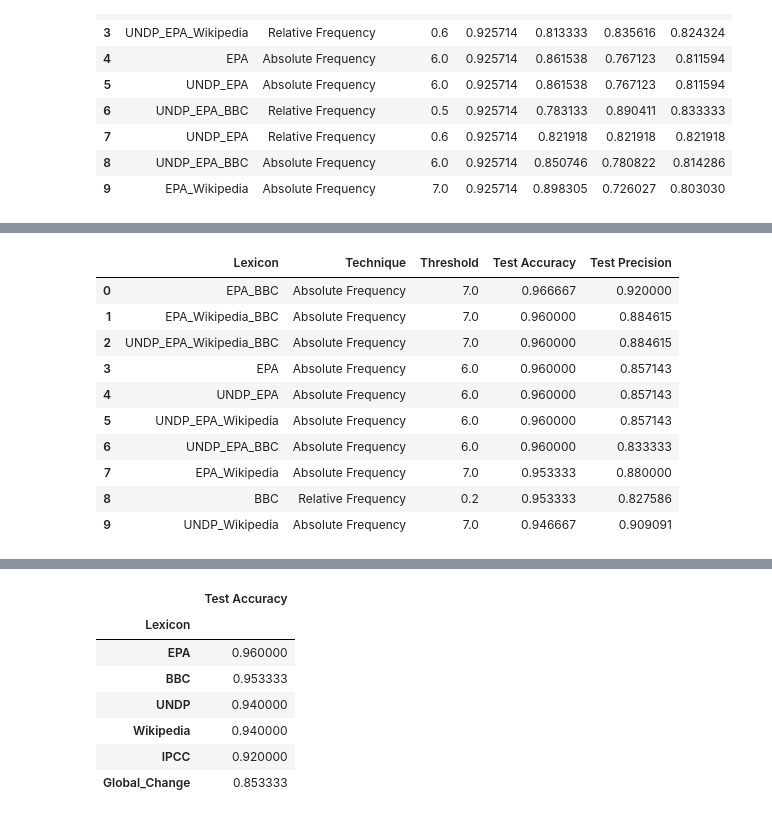
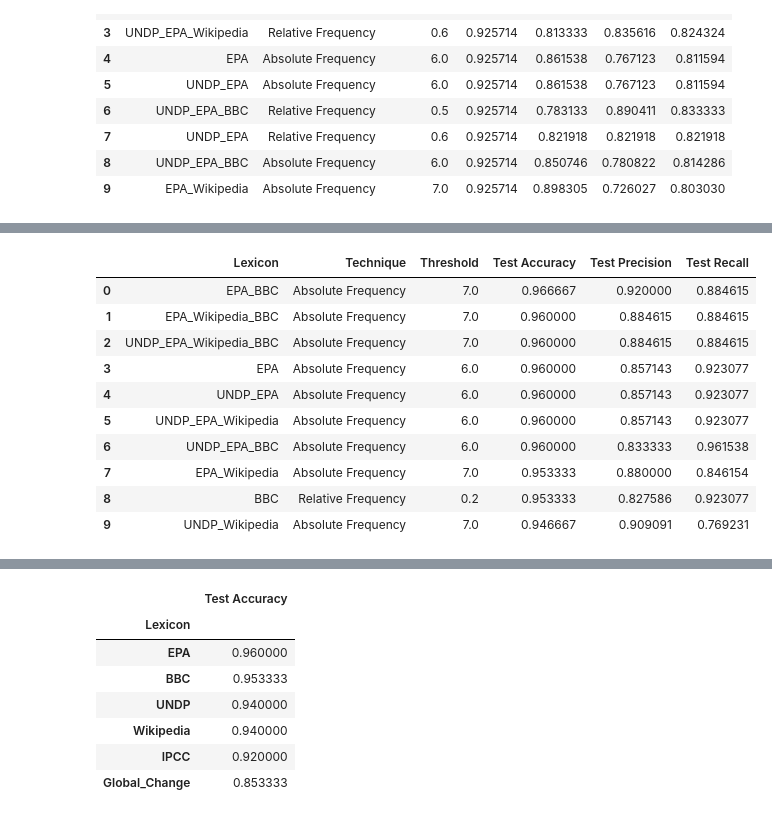
Before and after one commit to TBoedt/Constructing-A-Climate-Change-Concern-Index-Based-Upon-US-Newspaper-Articles, a Jupyter notebook: Classification.ipynb, the cells around one changed output, grey strips where cells are left out. Saved outputs shown, nothing was run; the diff lists cells and outputs as text; code cells hidden in the pictures.

```diff
--- a/Classification.ipynb
+++ b/Classification.ipynb
@@ -743,9 +745,9 @@ bert_df.to_parquet("Bert_Tagging_Test_Results.parquet")
 # %% [markdown]
 # 4. Comparing Results
 # %%
-Lexicon_train_result_df = pd.read_parquet("Lexicon_Tagging_Train_Results.parquet")
-Lexicon_test_result_df = pd.read_parquet("Lexicon_Tagging_Test_Results.parquet")
-Bert_test_result_df = pd.read_parquet("Bert_Tagging_Test_Results.parquet")
+Lexicon_train_result_df = pd.read_parquet("Classification_Results\Lexicon_Tagging_Train_Results.parquet")
+Lexicon_test_result_df = pd.read_parquet("Classification_Results\Lexicon_Tagging_Test_Results.parquet")
+Bert_test_result_df = pd.read_parquet("Classification_Results\Bert_Tagging_Test_Results.parquet")
 # %%
 Lexicon_train_result_df.sort_values(by = "Accuracy", ascending = False).head(10).reset_index(drop = True)
 # %% [output]
@@ -765,17 +779,17 @@ Lexicon_test_result_df.sort_values(by = ["Test Precision", "Test Accuracy"], asc
 # %%
-Lexicon_test_result_df.sort_values(by = ["Test Accuracy", "Test Precision"], ascending = False).head(10).reset_index(drop = True)[["Lexicon", "Technique", "Threshold", "Test Accuracy", "Test Precision"]]
+Lexicon_test_result_df.sort_values(by = ["Test Accuracy", "Test Precision"], ascending = False).head(10).reset_index(drop = True)[["Lexicon", "Technique", "Threshold", "Test Accuracy", "Test Precision", "Test Recall"]]
 # %% [output]
-|  | Lexicon | Technique | Threshold | Test Accuracy | Test Precision |
-| 0 | EPA_BBC | Absolute Frequency | 7.0 | 0.966667 | 0.920000 |
-| 1 | EPA_Wikipedia_BBC | Absolute Frequency | 7.0 | 0.960000 | 0.884615 |
-| 2 | UNDP_EPA_Wikipedia_BBC | Absolute Frequency | 7.0 | 0.960000 | 0.884615 |
-| 3 | EPA | Absolute Frequency | 6.0 | 0.960000 | 0.857143 |
-| 4 | UNDP_EPA | Absolute Frequency | 6.0 | 0.960000 | 0.857143 |
-| 5 | UNDP_EPA_Wikipedia | Absolute Frequency | 6.0 | 0.960000 | 0.857143 |
-| 6 | UNDP_EPA_BBC | Absolute Frequency | 6.0 | 0.960000 | 0.833333 |
-| 7 | EPA_Wikipedia | Absolute Frequency | 7.0 | 0.953333 | 0.880000 |
-| 8 | BBC | Relative Frequency | 0.2 | 0.953333 | 0.827586 |
-| 9 | UNDP_Wikipedia | Absolute Frequency | 7.0 | 0.946667 | 0.909091 |
+|  | Lexicon | Technique | Threshold | Test Accuracy | Test Precision | Test Recall |
+| 0 | EPA_BBC | Absolute Frequency | 7.0 | 0.966667 | 0.920000 | 0.884615 |
+| 1 | EPA_Wikipedia_BBC | Absolute Frequency | 7.0 | 0.960000 | 0.884615 | 0.884615 |
+| 2 | UNDP_EPA_Wikipedia_BBC | Absolute Frequency | 7.0 | 0.960000 | 0.884615 | 0.884615 |
+| 3 | EPA | Absolute Frequency | 6.0 | 0.960000 | 0.857143 | 0.923077 |
+| 4 | UNDP_EPA | Absolute Frequency | 6.0 | 0.960000 | 0.857143 | 0.923077 |
+| 5 | UNDP_EPA_Wikipedia | Absolute Frequency | 6.0 | 0.960000 | 0.857143 | 0.923077 |
+| 6 | UNDP_EPA_BBC | Absolute Frequency | 6.0 | 0.960000 | 0.833333 | 0.961538 |
+| 7 | EPA_Wikipedia | Absolute Frequency | 7.0 | 0.953333 | 0.880000 | 0.846154 |
+| 8 | BBC | Relative Frequency | 0.2 | 0.953333 | 0.827586 | 0.923077 |
+| 9 | UNDP_Wikipedia | Absolute Frequency | 7.0 | 0.946667 | 0.909091 | 0.769231 |
 # %%
 Lexicon_test_result_df.sort_values(by = ["Test F1 Score", "Test Accuracy", "Test Precision"], ascending = False).head(10).reset_index(drop = True)[["Lexicon", "Technique", "Threshold", "Test Accuracy", "Test Precision", "Test Recall", "Test F1 Score"]]
 # %% [output]
```
Also changed, not shown: parts of 9 cells of this notebook, 4 other files.
